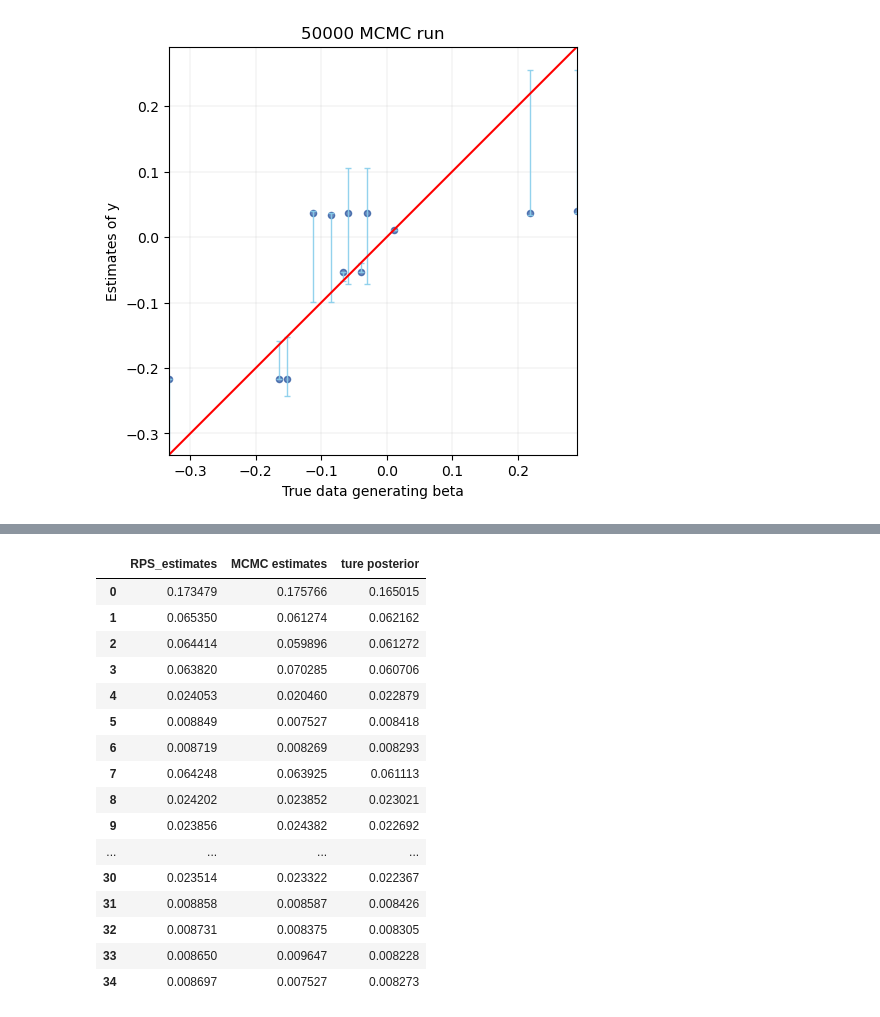
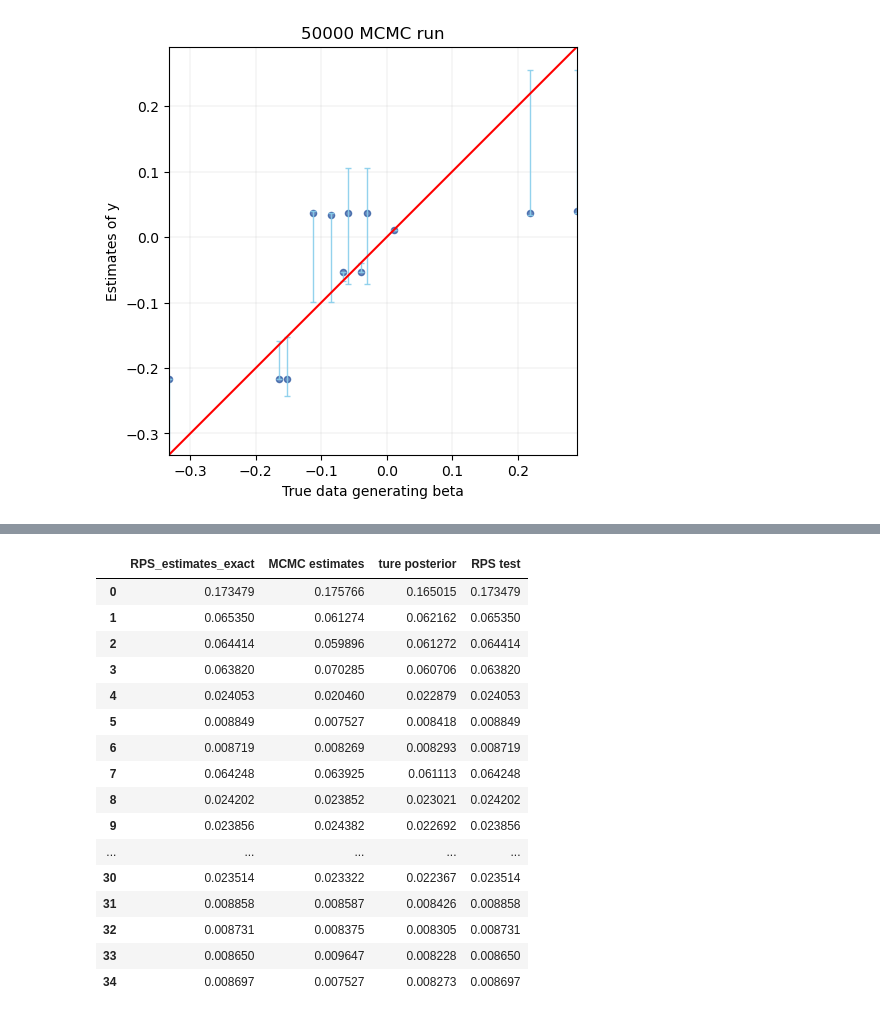
Before and after one commit to fyy2025/RHS-X, a Jupyter notebook: Code/experiment.ipynb, the cells around one changed output, grey strips where cells are left out. Cells and saved outputs as stored; diff of their text form; code cells hidden in the pictures.

Commit message:
check the data generating partition matrix has the highest posterior

```diff
--- a/Code/experiment.ipynb
+++ b/Code/experiment.ipynb
@@ -287,11 +293,13 @@ scored = AIS.enumerate_all_states_and_losses(
 # %%
-sig = [AIS.state_signature(i[0]) for i in scored]
+sig = [AIS.state_signature(i[0]) for i in losses]
 # %%
-true_posterior = [np.exp(-i[1]) for i in scored]
+true_posterior = [np.exp(-i[1]) for i in losses]
 norm_true_post = [i/sum(true_posterior) for i in true_posterior]
 # %%
 true_post = []
+RPS_test = []
 for partition in RPS_states:
     signature = AIS.state_signature(partition)
     idx = sig.index(signature)
+    RPS_test.append(true_posterior[idx])
     true_post.append(norm_true_post[idx])
@@ -318,20 +306,22 @@ true_post
+# %%
+RPS_test_norm = [i/sum(RPS_test) for i in RPS_test]
 # %%
-pd.DataFrame({'RPS_estimates':normalized_RPS_post_exact, 'MCMC estimates': normalized_RPS_post, 'ture posterior': true_post})
+pd.DataFrame({'RPS_estimates_exact':normalized_RPS_post_exact, 'MCMC estimates': normalized_RPS_post, 'ture posterior': true_post, 'RPS test': RPS_test_norm})
 # %% [output]
-|  | RPS_estimates | MCMC estimates | ture posterior |
-| 0 | 0.173479 | 0.175766 | 0.165015 |
-| 1 | 0.065350 | 0.061274 | 0.062162 |
-| 2 | 0.064414 | 0.059896 | 0.061272 |
-| 3 | 0.063820 | 0.070285 | 0.060706 |
-| 4 | 0.024053 | 0.020460 | 0.022879 |
-| 5 | 0.008849 | 0.007527 | 0.008418 |
-| 6 | 0.008719 | 0.008269 | 0.008293 |
-| 7 | 0.064248 | 0.063925 | 0.061113 |
-| 8 | 0.024202 | 0.023852 | 0.023021 |
-| 9 | 0.023856 | 0.024382 | 0.022692 |
-| ... | ... | ... | ... |
-| 30 | 0.023514 | 0.023322 | 0.022367 |
-| 31 | 0.008858 | 0.008587 | 0.008426 |
-| 32 | 0.008731 | 0.008375 | 0.008305 |
-| 33 | 0.008650 | 0.009647 | 0.008228 |
-| 34 | 0.008697 | 0.007527 | 0.008273 |
+|  | RPS_estimates_exact | MCMC estimates | ture posterior | RPS test |
+| 0 | 0.173479 | 0.175766 | 0.165015 | 0.173479 |
+| 1 | 0.065350 | 0.061274 | 0.062162 | 0.065350 |
+| 2 | 0.064414 | 0.059896 | 0.061272 | 0.064414 |
+| 3 | 0.063820 | 0.070285 | 0.060706 | 0.063820 |
+| 4 | 0.024053 | 0.020460 | 0.022879 | 0.024053 |
+| 5 | 0.008849 | 0.007527 | 0.008418 | 0.008849 |
+| 6 | 0.008719 | 0.008269 | 0.008293 | 0.008719 |
+| 7 | 0.064248 | 0.063925 | 0.061113 | 0.064248 |
+| 8 | 0.024202 | 0.023852 | 0.023021 | 0.024202 |
+| 9 | 0.023856 | 0.024382 | 0.022692 | 0.023856 |
+| ... | ... | ... | ... | ... |
+| 30 | 0.023514 | 0.023322 | 0.022367 | 0.023514 |
+| 31 | 0.008858 | 0.008587 | 0.008426 | 0.008858 |
+| 32 | 0.008731 | 0.008375 | 0.008305 | 0.008731 |
+| 33 | 0.008650 | 0.009647 | 0.008228 | 0.008650 |
+| 34 | 0.008697 | 0.007527 | 0.008273 | 0.008697 |
```
Also changed, not shown: parts of 20 cells of this notebook.
